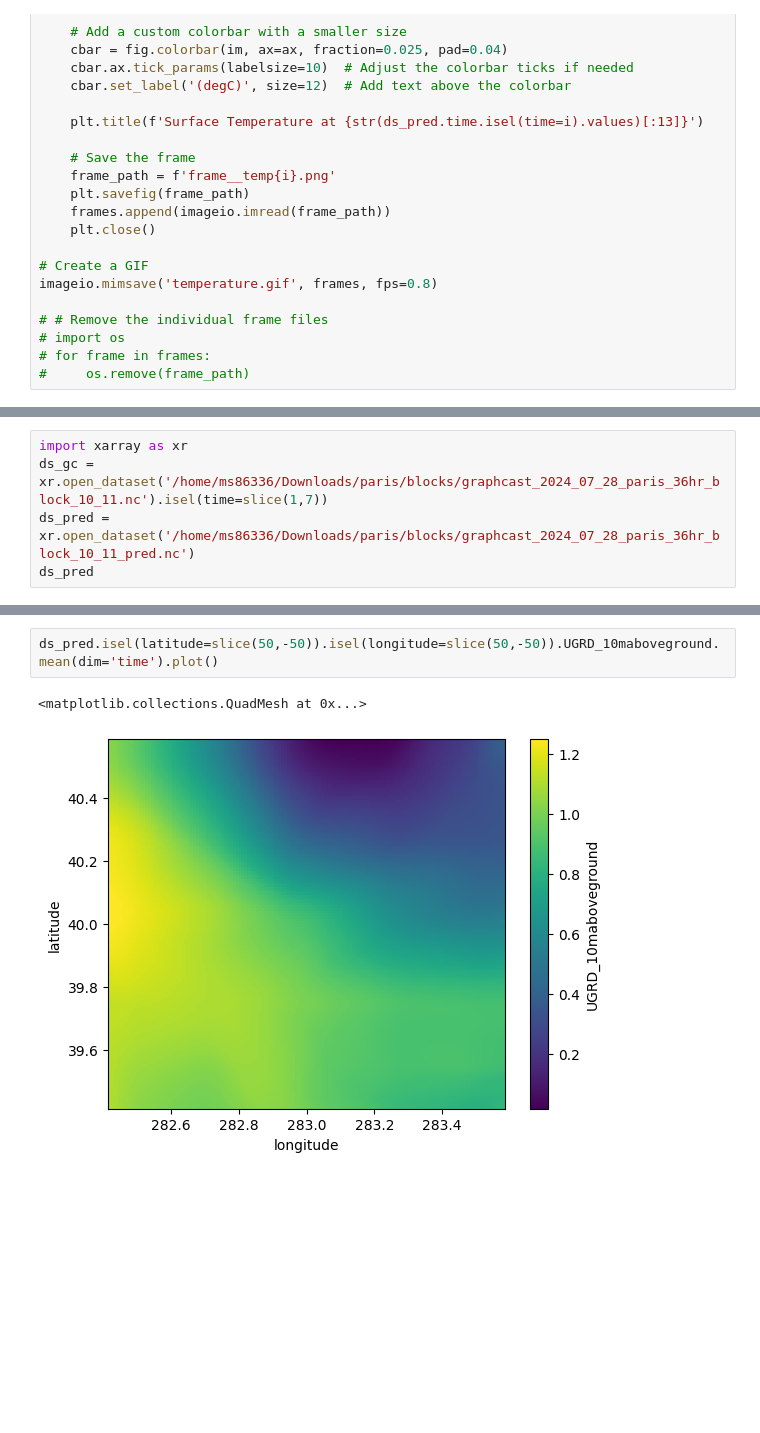
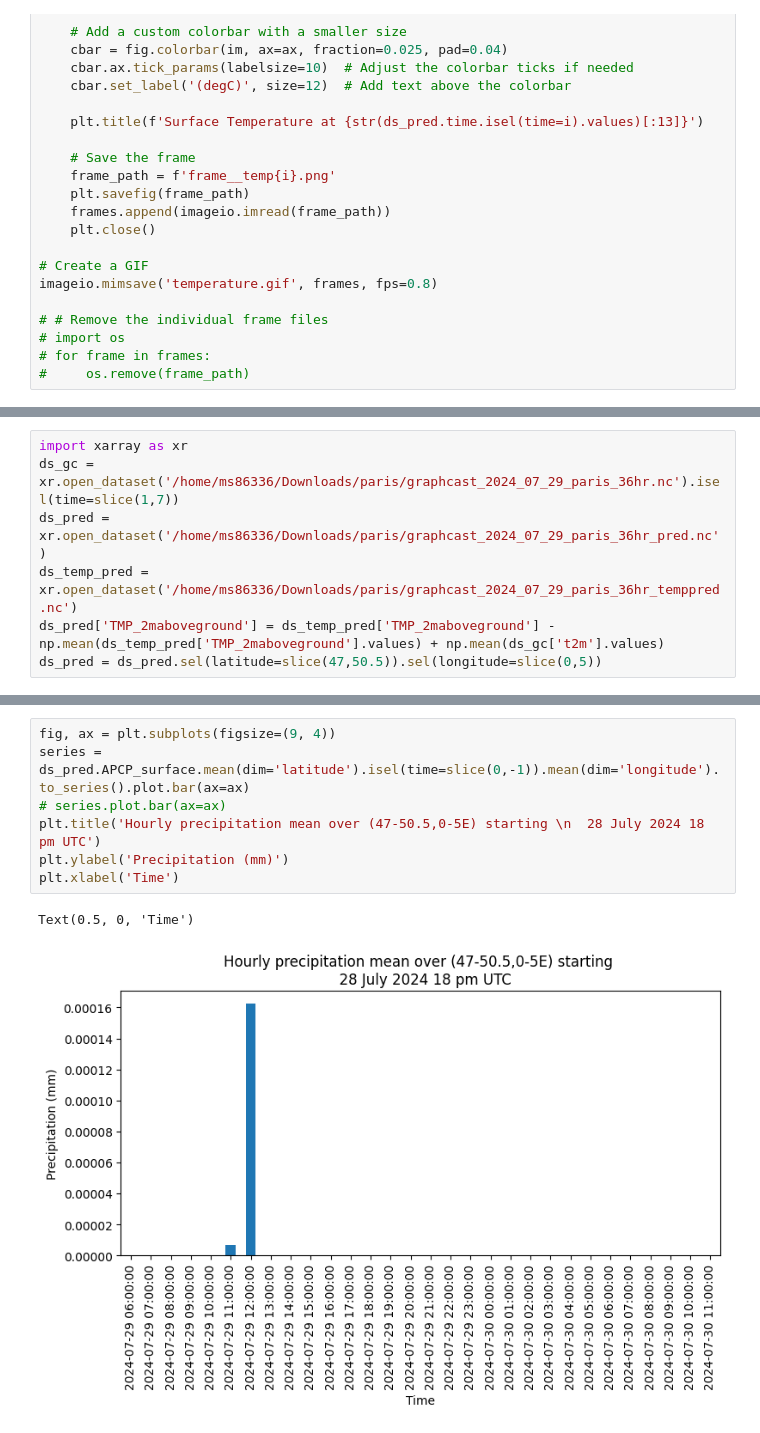
Before and after one commit to manmeet3591/ut_paris, a Jupyter notebook: src/analysis_after_inference.ipynb, the cells around one changed output, grey strips where cells are left out. Saved outputs shown, nothing was run; the diff lists cells and outputs as text; blank space fills up the shorter version.

```diff
--- a/src/analysis_after_inference.ipynb
+++ b/src/analysis_after_inference.ipynb
@@ -1152,5 +1152,7 @@ imageio.mimsave('temperature.gif', frames, fps=0.8)
 # %%
 import xarray as xr
-ds_gc = xr.open_dataset('/home/ms86336/Downloads/paris/blocks/graphcast_2024_07_28_paris_36hr_block_10_11.nc').isel(time=slice(1,7))
-ds_pred = xr.open_dataset('/home/ms86336/Downloads/paris/blocks/graphcast_2024_07_28_paris_36hr_block_10_11_pred.nc')
-ds_pred
+ds_gc = xr.open_dataset('/home/ms86336/Downloads/paris/graphcast_2024_07_29_paris_36hr.nc').isel(time=slice(1,7))
+ds_pred = xr.open_dataset('/home/ms86336/Downloads/paris/graphcast_2024_07_29_paris_36hr_pred.nc')
+ds_temp_pred = xr.open_dataset('/home/ms86336/Downloads/paris/graphcast_2024_07_29_paris_36hr_temppred.nc')
+ds_pred['TMP_2maboveground'] = ds_temp_pred['TMP_2maboveground'] - np.mean(ds_temp_pred['TMP_2maboveground'].values) + np.mean(ds_gc['t2m'].values)
+ds_pred = ds_pred.sel(latitude=slice(47,50.5)).sel(longitude=slice(0,5))
@@ -1174,5 +1159,10 @@ ds_gc.u10m.mean(dim='time').plot(cmap='twilight_shifted', vmin=-0.8, vmax=0.8)
-# %%
-ds_pred.isel(latitude=slice(50,-50)).isel(longitude=slice(50,-50)).UGRD_10maboveground.mean(dim='time').plot()
-# %% [output]
-<matplotlib.collections.QuadMesh at 0x...>
-[figure, removed]
+# %%
+fig, ax = plt.subplots(figsize=(9, 4))
+series = ds_pred.APCP_surface.mean(dim='latitude').isel(time=slice(0,-1)).mean(dim='longitude').to_series().plot.bar(ax=ax)
+# series.plot.bar(ax=ax)
+plt.title('Hourly precipitation mean over (47-50.5,0-5E) starting \n  28 July 2024 18 pm UTC')
+plt.ylabel('Precipitation (mm)')
+plt.xlabel('Time')
+# %% [output]
+Text(0.5, 0, 'Time')
+[figure, added]
```
Also changed, not shown: parts of 22 cells of this notebook.
